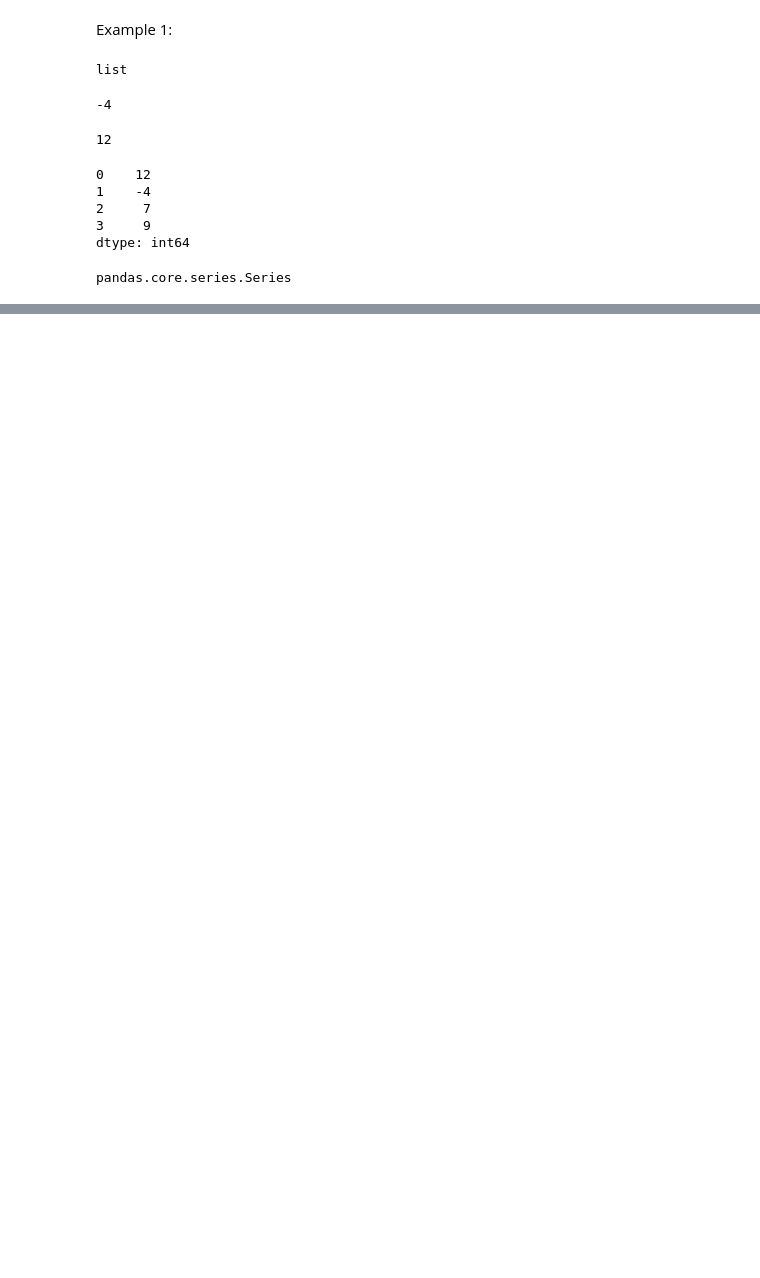
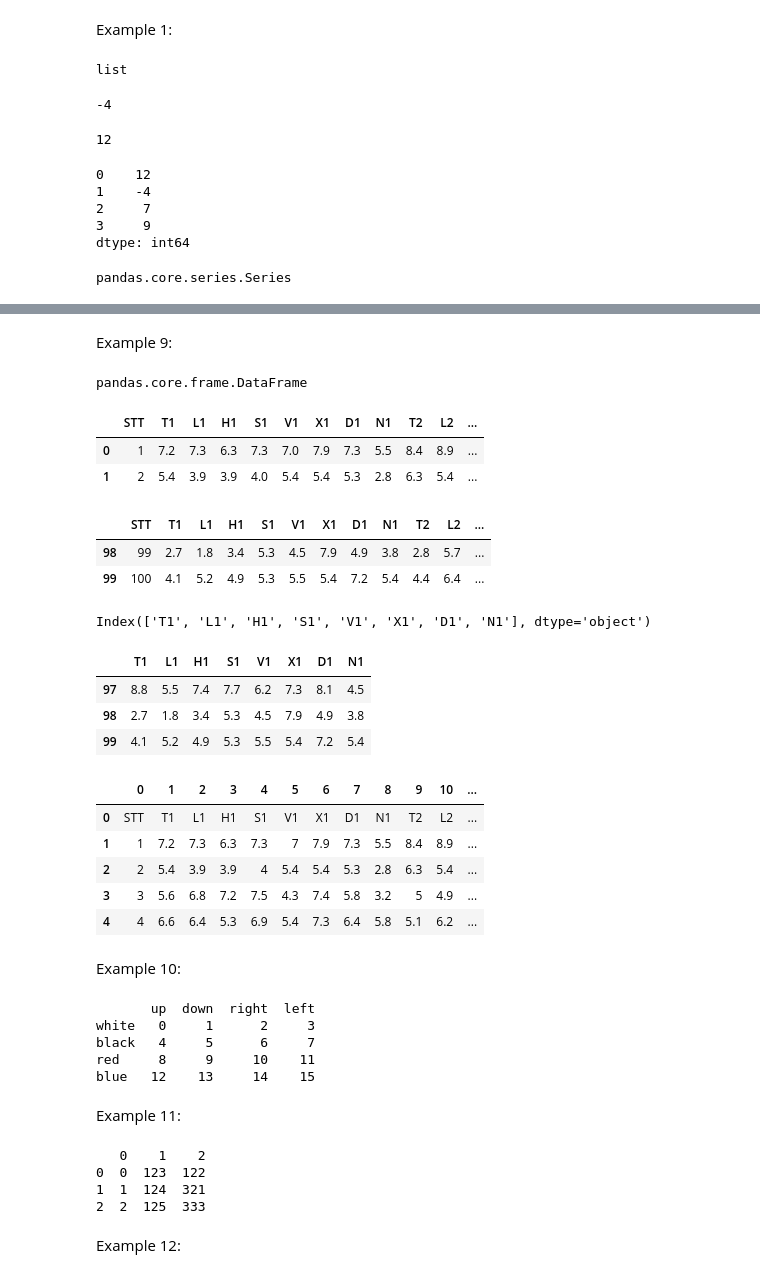
Before and after one commit to Khambounma/phantichdulieu, a Jupyter notebook: lab01.ipynb, the cells around one changed output, grey strips where cells are left out. Saved outputs shown, nothing was run; the diff lists cells and outputs as text; code cells hidden in the pictures; blank space fills up the shorter version.

```diff
--- a/lab01.ipynb
+++ b/lab01.ipynb
@@ -32,0 +171,20 @@ pandas.core.series.Series
+# %% [markdown]
+Example 9:
+# %%
+import pandas as pd
+dulieuxettuyen = pd.read_csv("https://raw.githubusercontent.com/huynhhoc/phantichdulieu/main/Data/dulieuxettuyendaihoc.csv")
+type(dulieuxettuyen)
+# %% [output]
+pandas.core.frame.DataFrame
+# %%
+dulieuxettuyen.head(2)
+# %% [output]
+|  | STT | T1 | L1 | H1 | S1 | V1 | X1 | D1 | N1 | T2 | L2 | ... |
+| 0 | 1 | 7.2 | 7.3 | 6.3 | 7.3 | 7.0 | 7.9 | 7.3 | 5.5 | 8.4 | 8.9 | ... |
+| 1 | 2 | 5.4 | 3.9 | 3.9 | 4.0 | 5.4 | 5.4 | 5.3 | 2.8 | 6.3 | 5.4 | ... |
+# %%
+dulieuxettuyen.tail(2)
+# %% [output]
+|  | STT | T1 | L1 | H1 | S1 | V1 | X1 | D1 | N1 | T2 | L2 | ... |
+| 98 | 99 | 2.7 | 1.8 | 3.4 | 5.3 | 4.5 | 7.9 | 4.9 | 3.8 | 2.8 | 5.7 | ... |
+| 99 | 100 | 4.1 | 5.2 | 4.9 | 5.3 | 5.5 | 5.4 | 7.2 | 5.4 | 4.4 | 6.4 | ... |
@@ -32,0 +193,54 @@ pandas.core.series.Series
+# %%
+dulieuxettuyenKI.columns
+# %% [output]
+Index(['T1', 'L1', 'H1', 'S1', 'V1', 'X1', 'D1', 'N1'], dtype='object')
+# %%
+dulieuxettuyenKI.tail(3)
+# %% [output]
+|  | T1 | L1 | H1 | S1 | V1 | X1 | D1 | N1 |
+| 97 | 8.8 | 5.5 | 7.4 | 7.7 | 6.2 | 7.3 | 8.1 | 4.5 |
+| 98 | 2.7 | 1.8 | 3.4 | 5.3 | 4.5 | 7.9 | 4.9 | 3.8 |
+| 99 | 4.1 | 5.2 | 4.9 | 5.3 | 5.5 | 5.4 | 7.2 | 5.4 |
+# %%
+import pandas as pd
+dltuyensinh_withoutHeader = pd.read_csv("https://raw.githubusercontent.com/huynhhoc/phantichdulieu/main/Data/dulieuxettuyendaihoc.csv", header = None)
+# %%
+dltuyensinh_withoutHeader.head(5)
+# %% [output]
+|  | 0 | 1 | 2 | 3 | 4 | 5 | 6 | 7 | 8 | 9 | 10 | ... |
+| 0 | STT | T1 | L1 | H1 | S1 | V1 | X1 | D1 | N1 | T2 | L2 | ... |
+| 1 | 1 | 7.2 | 7.3 | 6.3 | 7.3 | 7 | 7.9 | 7.3 | 5.5 | 8.4 | 8.9 | ... |
+| 2 | 2 | 5.4 | 3.9 | 3.9 | 4 | 5.4 | 5.4 | 5.3 | 2.8 | 6.3 | 5.4 | ... |
+| 3 | 3 | 5.6 | 6.8 | 7.2 | 7.5 | 4.3 | 7.4 | 5.8 | 3.2 | 5 | 4.9 | ... |
+| 4 | 4 | 6.6 | 6.4 | 5.3 | 6.9 | 5.4 | 7.3 | 6.4 | 5.8 | 5.1 | 6.2 | ... |
+# %% [markdown]
+Example 10:
+# %%
+import pandas as pd
+import numpy as np
+frame = pd.DataFrame(np.arange(16).reshape(4,4),
+		index =['white', 'black', 'red','blue'],
+		columns =['up', 'down', 'right', 'left'])
+frame.to_json('frame.json')
+#Read json-formatted data
+jsonFrame = pd.read_json('frame.json')
+print(jsonFrame)
+# %% [output]
+       up  down  right  left
+white   0     1      2     3
+black   4     5      6     7
+red     8     9     10    11
+blue   12    13     14    15
+# %% [markdown]
+Example 11:
+# %%
+import pandas as pd
+example11 = pd.read_table('https://raw.githubusercontent.com/huynhhoc/phantichdulieu/main/Data/example11.txt', sep='\D+', header=None, engine='python')
+print (example11)
+# %% [output]
+   0    1    2
+0  0  123  122
+1  1  124  321
+2  2  125  333
+# %% [markdown]
+Example 12:
```
Also changed, not shown: parts of 45 cells of this notebook.
